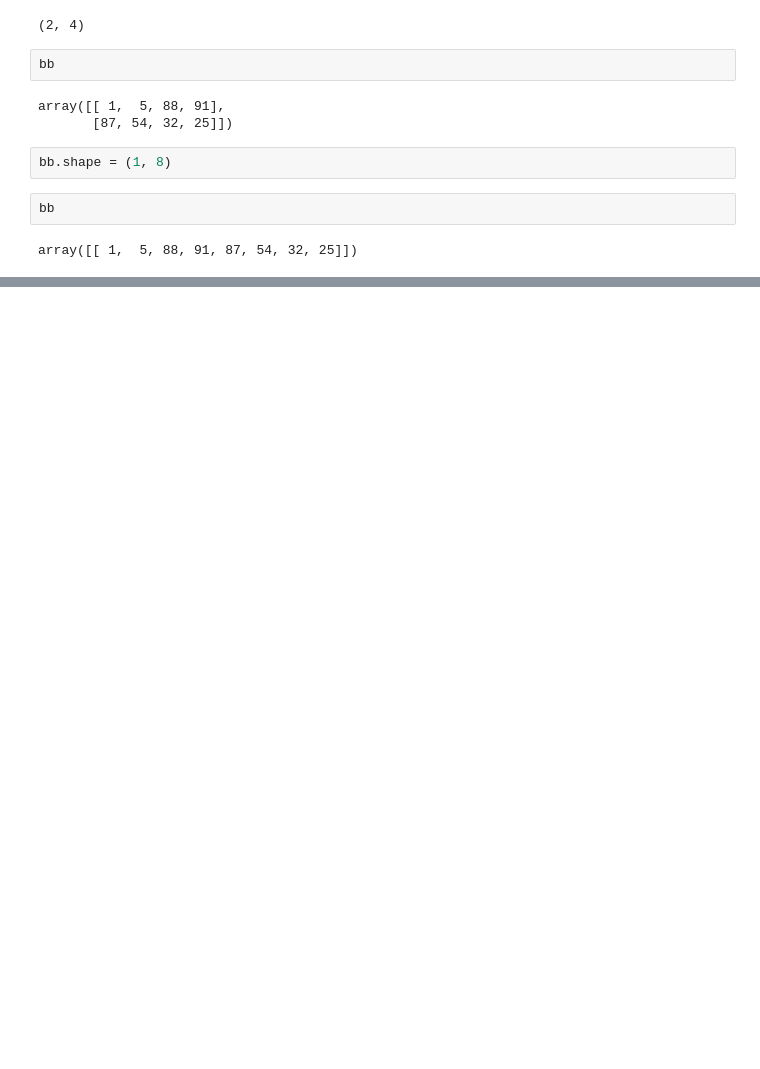
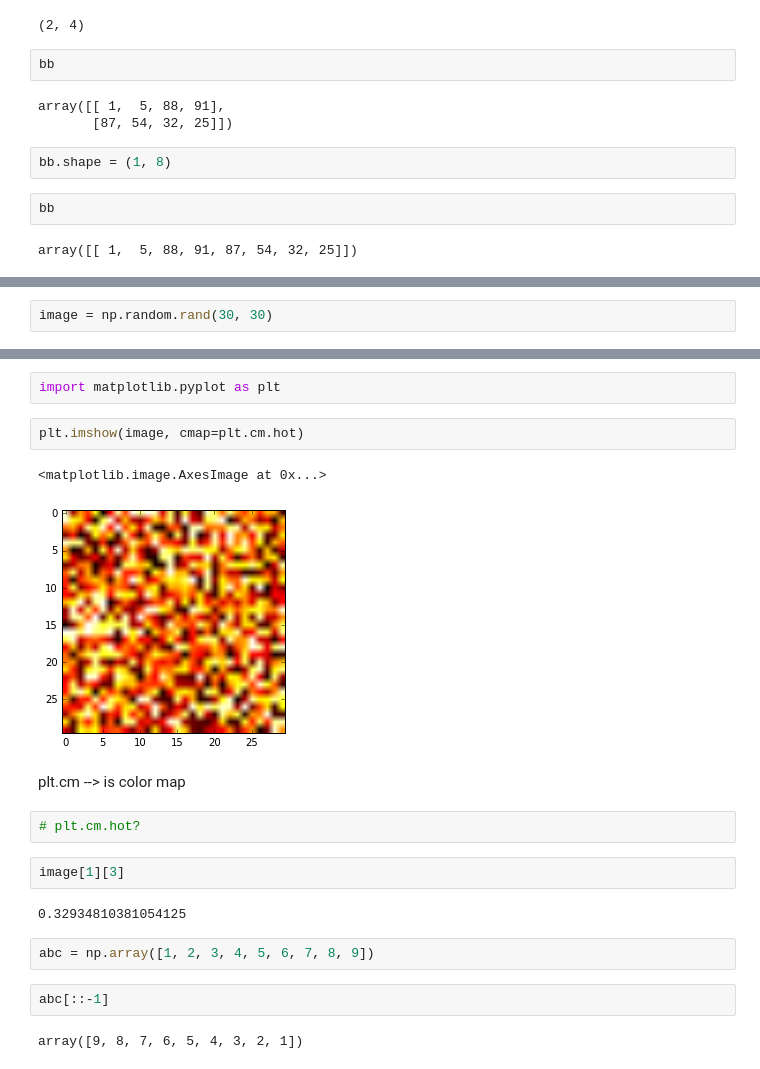
Before and after one commit to learningwithdg/datascience, a Jupyter notebook: numpy/basics.ipynb, the cells around one changed output, grey strips where cells are left out. Drawn from its saved outputs; the diff is of its cells as text; blank space fills up the shorter version.

```diff
--- a/numpy/basics.ipynb
+++ b/numpy/basics.ipynb
@@ -181,0 +291,2 @@ array([[ 1,  5, 88, 91, 87, 54, 32, 25]])
+# %%
+image = np.random.rand(30, 30)
@@ -181,0 +314,21 @@ array([[ 1,  5, 88, 91, 87, 54, 32, 25]])
+# %%
+import matplotlib.pyplot as plt
+# %%
+plt.imshow(image, cmap=plt.cm.hot)
+# %% [output]
+<matplotlib.image.AxesImage at 0x...>
+[figure, added]
+# %% [markdown]
+plt.cm --> is color map
+# %%
+# plt.cm.hot?
+# %%
+image[1][3]
+# %% [output]
+0.32934810381054125
+# %%
+abc = np.array([1, 2, 3, 4, 5, 6, 7, 8, 9])
+# %%
+abc[::-1]
+# %% [output]
+array([9, 8, 7, 6, 5, 4, 3, 2, 1])
```
Also changed, not shown: parts of 80 cells of this notebook.
